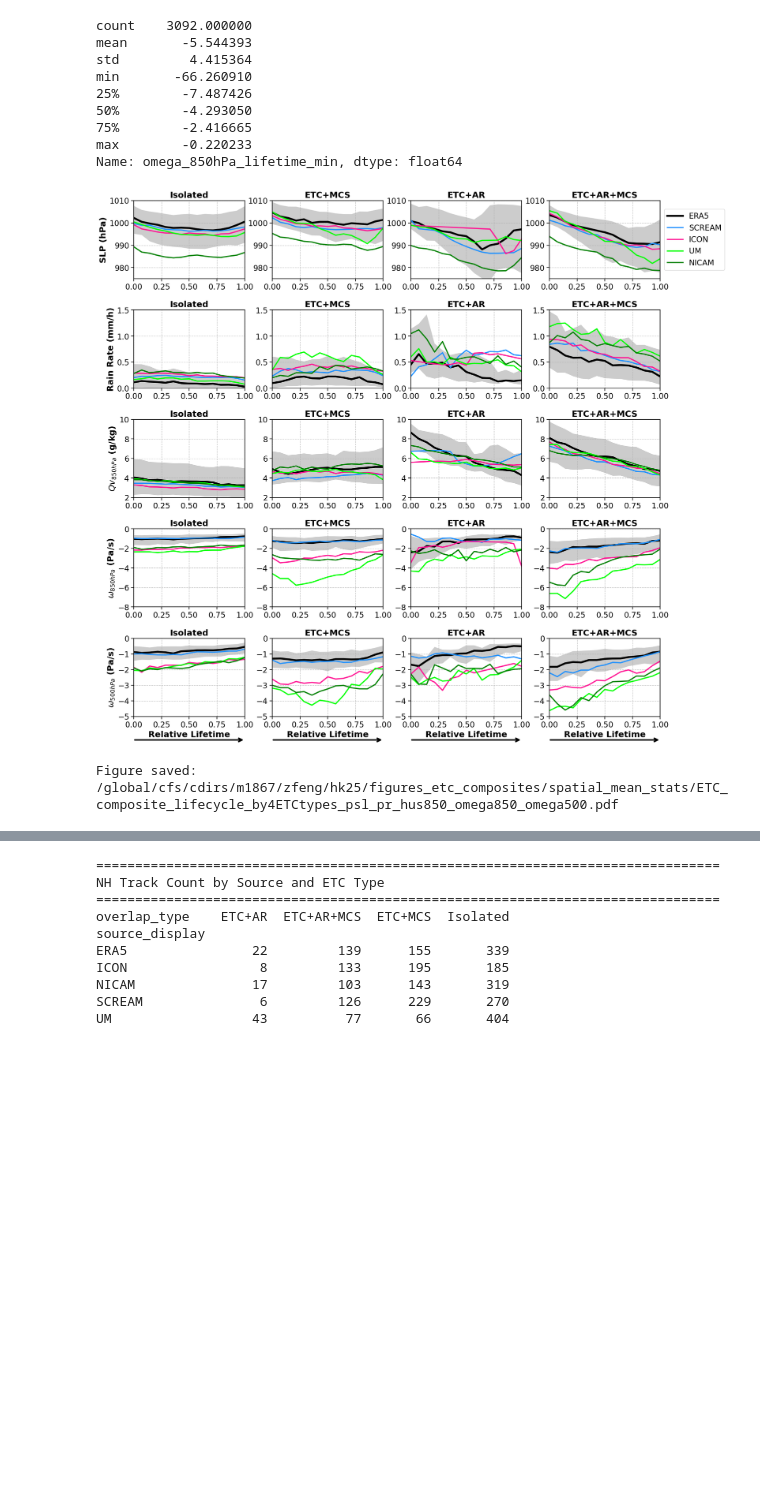
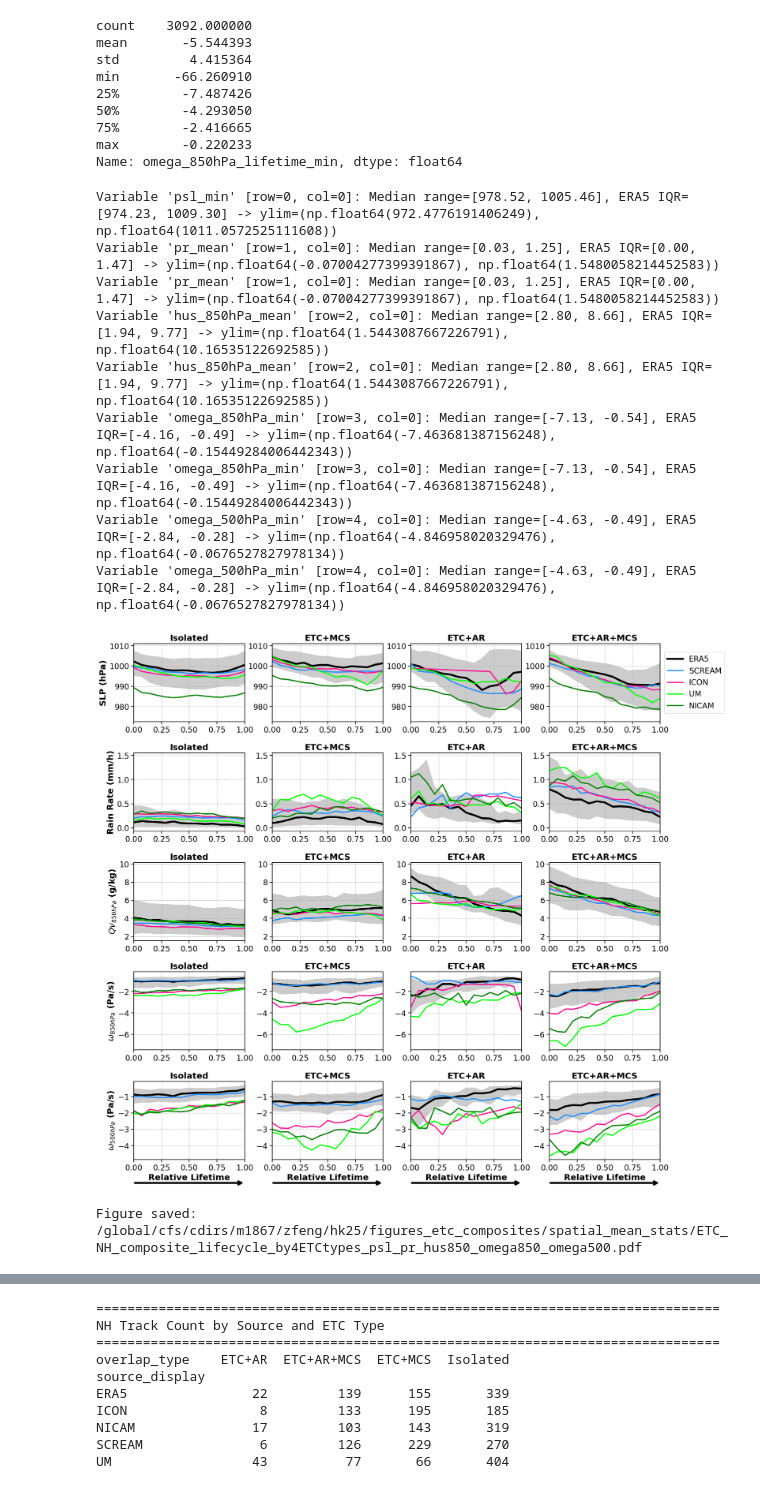
Before and after one commit to WACCEM/gsrm_cooccurrencefeature, a Jupyter notebook: notebooks/plot_etc_spatialmean_stats_multisource.ipynb, the cells around one changed output, grey strips where cells are left out. Saved outputs shown, nothing was run; the diff lists cells and outputs as text; code cells hidden in the pictures; blank space fills up the shorter version.

```diff
--- a/notebooks/plot_etc_spatialmean_stats_multisource.ipynb
+++ b/notebooks/plot_etc_spatialmean_stats_multisource.ipynb
@@ -296,16 +308,22 @@ Filter tracks with mean latitude > 20°N for all sources.
 # %%
-# Filter for NH tracks
-track_stats_nh = track_stats_all[track_stats_all['track_mean_lat'] > nh_threshold].copy()
-df_nh = df_all[df_all['cof_lat'] > nh_threshold].copy()
+# Filter for hemisphere tracks
+if hemisphere == 'NH':
+    track_stats_nh = track_stats_all[track_stats_all['track_mean_lat'] > lat_threshold].copy()
+    df_nh = df_all[df_all['cof_lat'] > lat_threshold].copy()
+else:
+    track_stats_nh = track_stats_all[track_stats_all['track_mean_lat'] < lat_threshold].copy()
+    df_nh = df_all[df_all['cof_lat'] < lat_threshold].copy()
 
 # Add display name to df_nh for consistency
 df_nh['source_display'] = df_nh['source'].map(source_display_names)
 
 print(f"Total tracks (all sources): {len(track_stats_all)}")
-print(f"NH tracks (lat > {nh_threshold}°): {len(track_stats_nh)}")
-print(f"\nNH tracks by source:")
+print(f"{hemisphere} tracks ({lat_label}): {len(track_stats_nh)}")
+
+print(f"\n{hemisphere} tracks by source:")
+print(track_stats_nh.groupby(['source', 'overlap_type']).size().unstack(fill_value=0))
+
 print(track_stats_nh.groupby('source').size())
-print(f"\nNH tracks by source and overlap type:")
-print(track_stats_nh.groupby(['source', 'overlap_type']).size().unstack(fill_value=0))
+print(f"\n{hemisphere} tracks by source and overlap type:")
 # %% [output]
 Total tracks (all sources): 6413
@@ -1009,13 +1101,14 @@ type2_variables = [
 ]
 
 # Each row has 1 variable column, so parameters are 2D lists with 1 element per row
-ylims = [
-    [(975, 1010)],  # Row 0 (psl_min): limits applied to all 4 ETC panels
-    [(0, 1.5)],      # Row 1 (pr_mean): limits applied to all 4 ETC panels
-    [(2, 10)],    # Row 2 (hus_850hPa_mean)
-    [(-8, 0)],   # Row 3 (omega_850hPa_min)
-    [(-5, 0)],    # Row 4 (omega_500hPa_min)
-]
+# ylims = [
+#     [(975, 1010)],  # Row 0 (psl_min): limits applied to all 4 ETC panels
+#     [(0, 1.5)],      # Row 1 (pr_mean): limits applied to all 4 ETC panels
+#     [(2, 10)],    # Row 2 (hus_850hPa_mean)
+#     [(-8, 0)],   # Row 3 (omega_850hPa_min)
+#     [(-5, 0)],    # Row 4 (omega_500hPa_min)
+# ]
+ylims = None
 y_scaling = [
     [0.01],  # Row 0 (psl_min): convert Pa to hPa
     [1.0],    # Row 1 (pr_mean): no scaling
@@ -1035,35 +1128,44 @@ panel_ylabels = [
 #     [['(e) Isolated', '(f) ETC+AR', '(g) ETC+MCS', '(h) ETC+AR+MCS']]   # Row 1: 4 titles for pr_mean
 # ]
 panel_titles = None
 title_loc = 'center'
 # Update the source colors for ERA5
 line_colors = source_colors.copy()
 line_colors['era5'] = 'black'  # ERA5 in black for lifecycle plots
 
 # Create lifecycle evolution plots
 fig = plot_lifecycle_evolution_by_etc_type(
     df_nh,
     track_stats_nh,
     type2_variables,
     type2_var_labels,
     source_colors=line_colors,
     figsize=(20, 20),
     title="",
     n_steps=n_steps,
     ylims=ylims, y_scaling=y_scaling,
     panel_ylabels=panel_ylabels, panel_titles=panel_titles, title_loc=title_loc,
     hspace=0.4, wspace=0.3, sps_hspace=0.1, sps_wspace=0.25,
     arrow_y_loc=-0.3,
 )
 
 plt.show()
 
-figname = f"{fig_dir}ETC_composite_lifecycle_by4ETCtypes_psl_pr_hus850_omega850_omega500.pdf"
+figname = f"{fig_dir}ETC_{hemisphere_suffix}_composite_lifecycle_by4ETCtypes_psl_pr_hus850_omega850_omega500.pdf"
 fig.savefig(figname, dpi=300, bbox_inches='tight', facecolor='white')
 
 print(f"Figure saved: {figname}")
 # %% [output]
+Variable 'psl_min' [row=0, col=0]: Median range=[978.52, 1005.46], ERA5 IQR=[974.23, 1009.30] -> ylim=(np.float64(972.4776191406249), np.float64(1011.0572525111608))
+Variable 'pr_mean' [row=1, col=0]: Median range=[0.03, 1.25], ERA5 IQR=[0.00, 1.47] -> ylim=(np.float64(-0.07004277399391867), np.float64(1.5480058214452583))
+Variable 'pr_mean' [row=1, col=0]: Median range=[0.03, 1.25], ERA5 IQR=[0.00, 1.47] -> ylim=(np.float64(-0.07004277399391867), np.float64(1.5480058214452583))
+Variable 'hus_850hPa_mean' [row=2, col=0]: Median range=[2.80, 8.66], ERA5 IQR=[1.94, 9.77] -> ylim=(np.float64(1.5443087667226791), np.float64(10.16535122692585))
+Variable 'hus_850hPa_mean' [row=2, col=0]: Median range=[2.80, 8.66], ERA5 IQR=[1.94, 9.77] -> ylim=(np.float64(1.5443087667226791), np.float64(10.16535122692585))
+Variable 'omega_850hPa_min' [row=3, col=0]: Median range=[-7.13, -0.54], ERA5 IQR=[-4.16, -0.49] -> ylim=(np.float64(-7.463681387156248), np.float64(-0.15449284006442343))
+Variable 'omega_850hPa_min' [row=3, col=0]: Median range=[-7.13, -0.54], ERA5 IQR=[-4.16, -0.49] -> ylim=(np.float64(-7.463681387156248), np.float64(-0.15449284006442343))
+Variable 'omega_500hPa_min' [row=4, col=0]: Median range=[-4.63, -0.49], ERA5 IQR=[-2.84, -0.28] -> ylim=(np.float64(-4.846958020329476), np.float64(-0.0676527827978134))
+Variable 'omega_500hPa_min' [row=4, col=0]: Median range=[-4.63, -0.49], ERA5 IQR=[-2.84, -0.28] -> ylim=(np.float64(-4.846958020329476), np.float64(-0.0676527827978134))
-[figure, old version]
+[figure, new version]
-Figure saved: /global/cfs/cdirs/m1867/zfeng/hk25/figures_etc_composites/spatial_mean_stats/ETC_composite_lifecycle_by4ETCtypes_psl_pr_hus850_omega850_omega500.pdf
+Figure saved: /global/cfs/cdirs/m1867/zfeng/hk25/figures_etc_composites/spatial_mean_stats/ETC_NH_composite_lifecycle_by4ETCtypes_psl_pr_hus850_omega850_omega500.pdf
 # %% [markdown]
 ## Summary Statistics by Source and ETC Type
```
Also changed, not shown: parts of 12 cells of this notebook.
